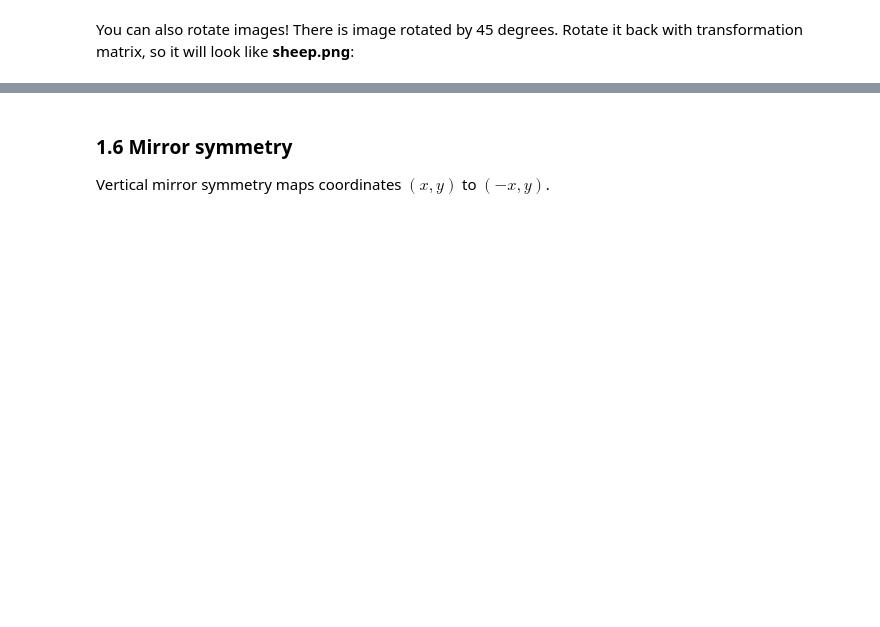
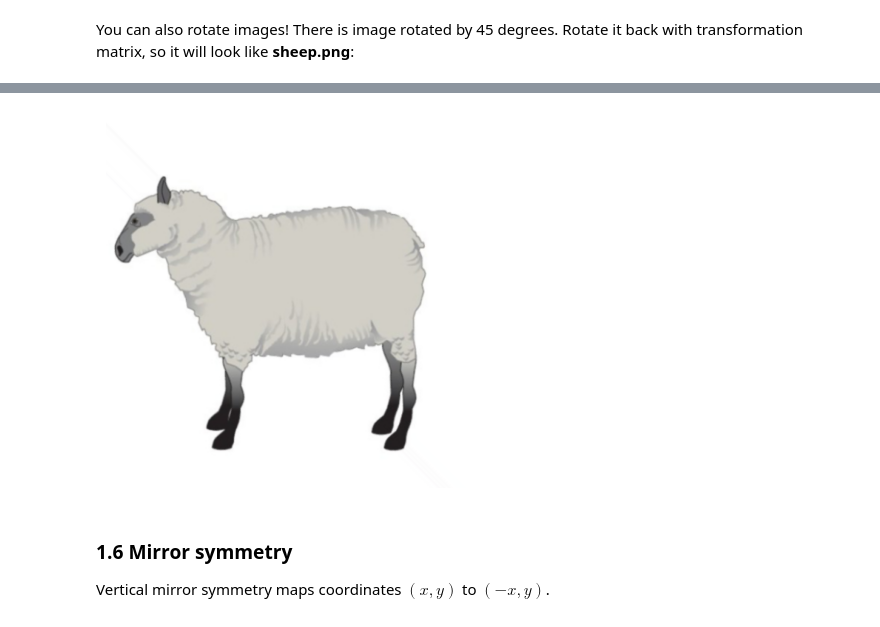
Before and after one commit to Shopska/LA_Lab_1, a Jupyter notebook: LA_Lab_1_template_2026.ipynb, the cells around one changed output, grey strips where cells are left out. Cells and saved outputs as stored; diff of their text form; code cells hidden in the pictures; blank space fills up the shorter version.

```diff
--- a/LA_Lab_1_template_2026.ipynb
+++ b/LA_Lab_1_template_2026.ipynb
@@ -542,19 +587,21 @@ plt.show()
 # %%
 ##### YOUR CODE STARTS #####
 M_restore = get_rotation_matrix(+45)
 
 h, w = rotated_img.shape[:2]
 center = (w / 2, h / 2)
 
 M_affine = cv.getRotationMatrix2D(center, +45, 1.0)
 
 restored_img = cv.warpAffine(rotated_img, M_affine, (w, h),
-                              flags=cv.INTER_LINEAR, borderMode=cv.BORDER_CONSTANT)
+                              flags=cv.INTER_LINEAR, borderMode=cv.BORDER_REPLICATE)
 ##### YOUR CODE ENDS #####
 
 plt.imshow(cv.cvtColor(restored_img, cv.COLOR_BGR2RGB))
 plt.axis('off')
 plt.show()
+# %% [output]
+[figure, added]
 # %% [markdown]
 ### 1.6 Mirror symmetry
 Vertical mirror symmetry maps coordinates $(x, y)$ to $(-x,y)$.
```
Also changed, not shown: parts of 29 cells of this notebook.
